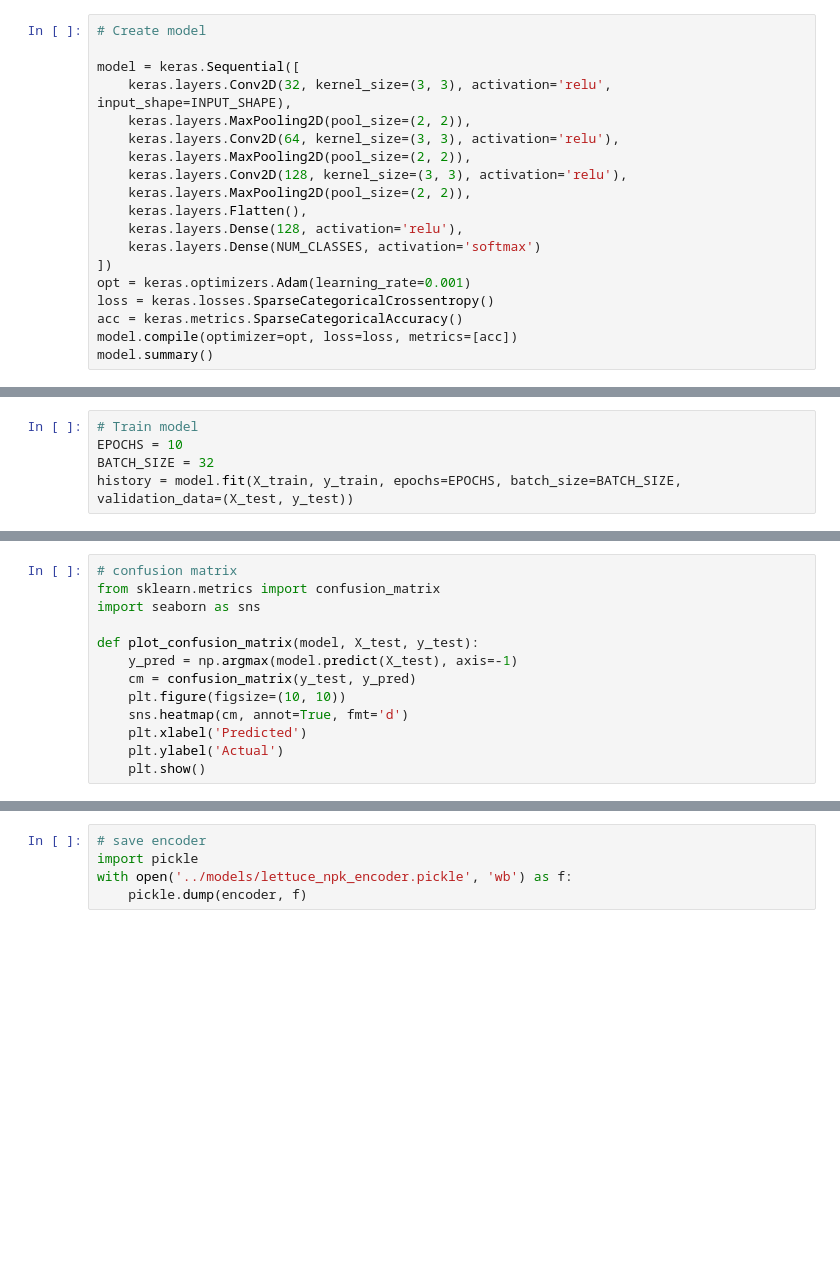
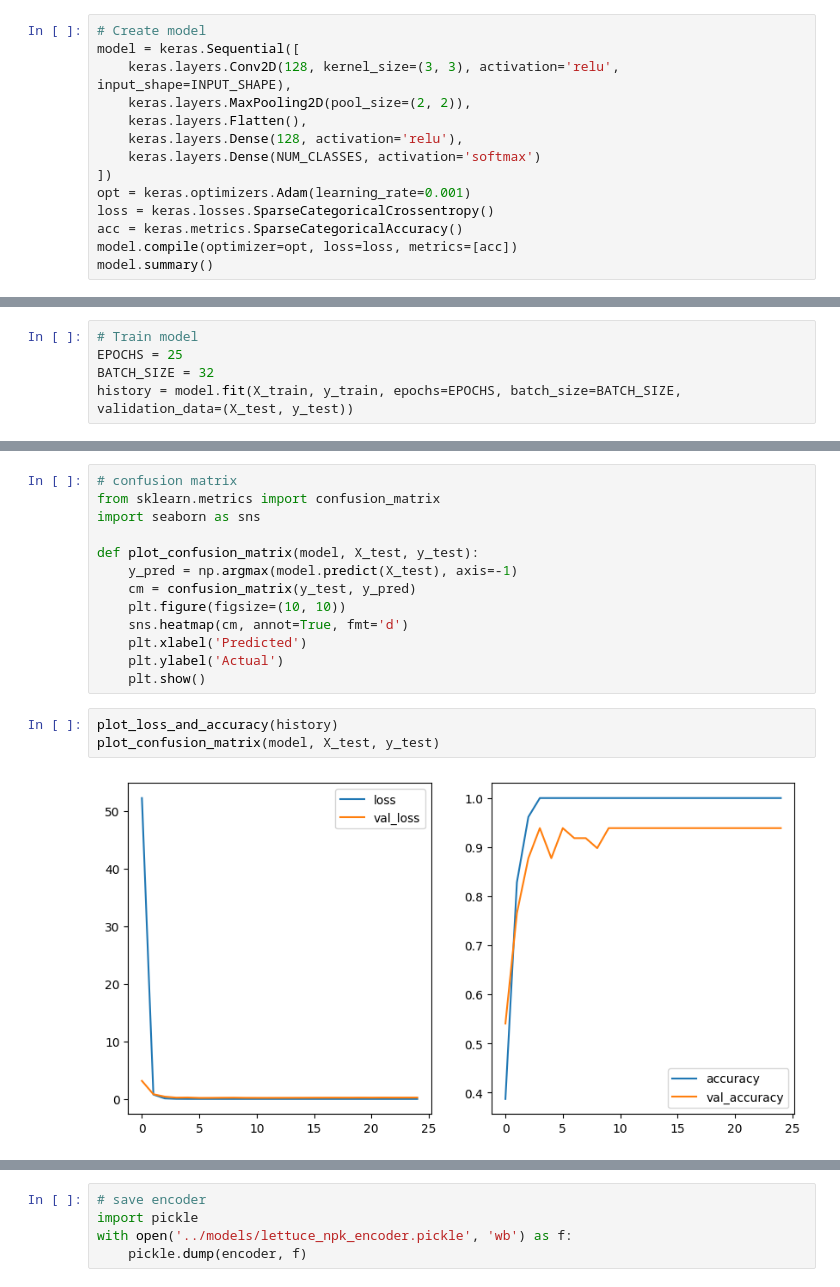
Before and after one commit to hibana2077/plant-disease-research, a Jupyter notebook: main/LettuceNPK.ipynb, the cells around one changed output, grey strips where cells are left out. Saved outputs shown, nothing was run; the diff lists cells and outputs as text; blank space fills up the shorter version.

```diff
--- a/main/LettuceNPK.ipynb
+++ b/main/LettuceNPK.ipynb
@@ -194,13 +195,8 @@ X_test shape: (49, 1024, 1024, 3), y_test shape: (49,)
 INPUT_SHAPE = X_train[0].shape
 # %%
 # Create model
-
 model = keras.Sequential([
-    keras.layers.Conv2D(32, kernel_size=(3, 3), activation='relu', input_shape=INPUT_SHAPE),
-    keras.layers.MaxPooling2D(pool_size=(2, 2)),
-    keras.layers.Conv2D(64, kernel_size=(3, 3), activation='relu'),
-    keras.layers.MaxPooling2D(pool_size=(2, 2)),
-    keras.layers.Conv2D(128, kernel_size=(3, 3), activation='relu'),
+    keras.layers.Conv2D(128, kernel_size=(3, 3), activation='relu', input_shape=INPUT_SHAPE),
     keras.layers.MaxPooling2D(pool_size=(2, 2)),
     keras.layers.Flatten(),
     keras.layers.Dense(128, activation='relu'),
@@ -214,5 +228,5 @@ model.summary()
 # %%
 # Train model
-EPOCHS = 10
+EPOCHS = 25
 BATCH_SIZE = 32
 history = model.fit(X_train, y_train, epochs=EPOCHS, batch_size=BATCH_SIZE, validation_data=(X_test, y_test))
@@ -243,3 +275,8 @@ def plot_confusion_matrix(model, X_test, y_test):
     plt.xlabel('Predicted')
     plt.ylabel('Actual')
     plt.show()
+# %%
+plot_loss_and_accuracy(history)
+plot_confusion_matrix(model, X_test, y_test)
+# %% [output]
+[figure, added]
```
Also changed, not shown: parts of 13 cells of this notebook.
